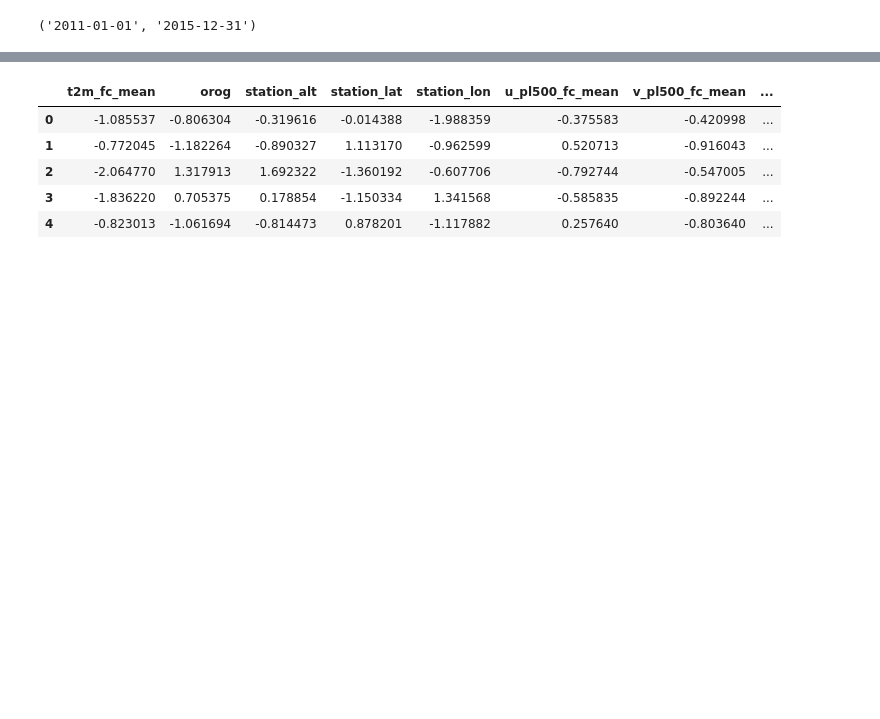
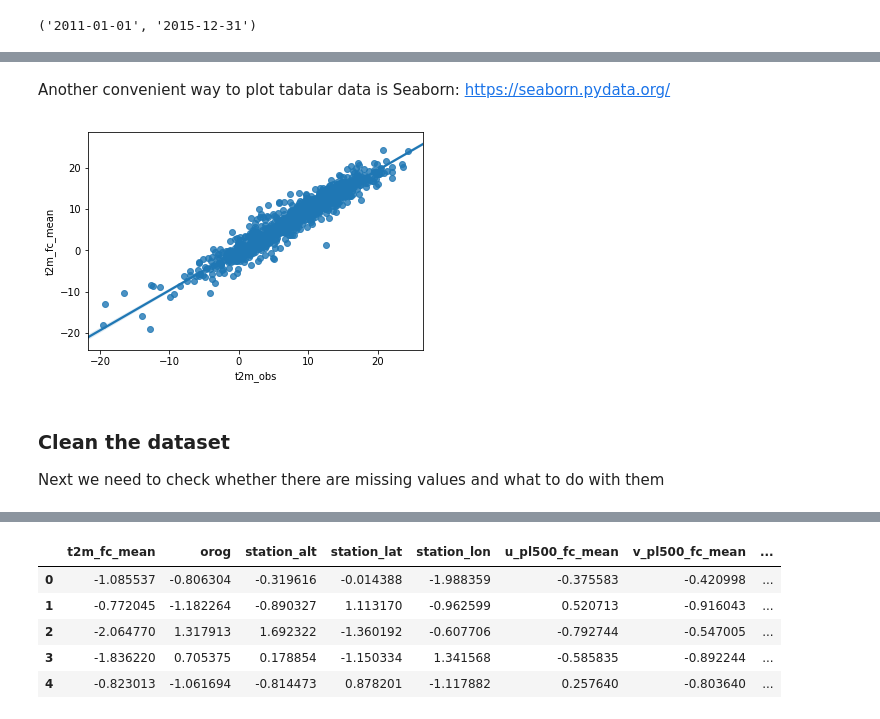
Before and after one commit to waves2weather/W2W-ML-Workshop, a Jupyter notebook: nb1_jupyter-pandas.ipynb, the cells around one changed output, grey strips where cells are left out. Cells and saved outputs as stored; diff of their text form; code cells hidden in the pictures; blank space fills up the shorter version.

```diff
--- a/nb1_jupyter-pandas.ipynb
+++ b/nb1_jupyter-pandas.ipynb
@@ -270,0 +270,12 @@ df_copy = df_train.copy()
+# %% [markdown]
+Another convenient way to plot tabular data is Seaborn: https://seaborn.pydata.org/
+# %%
+import seaborn as sns
+# Only take every 1000th value
+sns.regplot(data=df_train.iloc[::1000], x='t2m_obs', y='t2m_fc_mean');
+# %% [output]
+[figure, added]
+# %% [markdown]
+### Clean the dataset
+
+Next we need to check whether there are missing values and what to do with them
```
Also changed, not shown: parts of 82 cells of this notebook, 3 other files.
